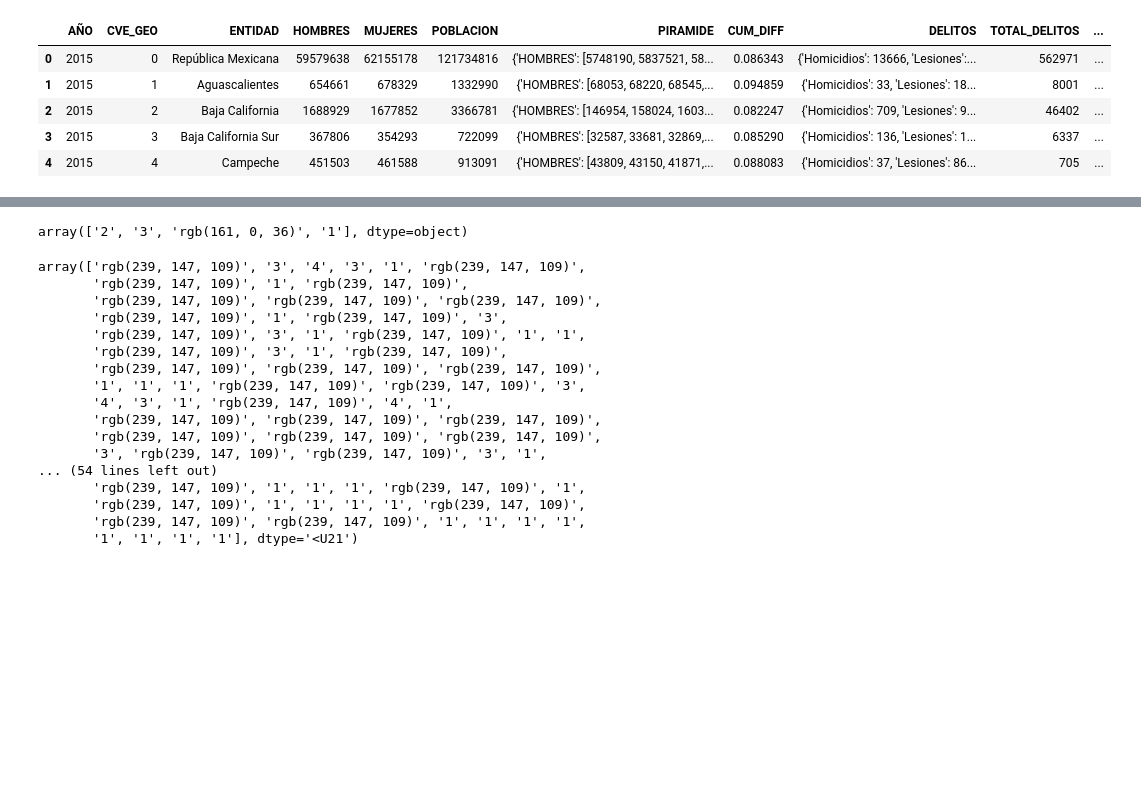
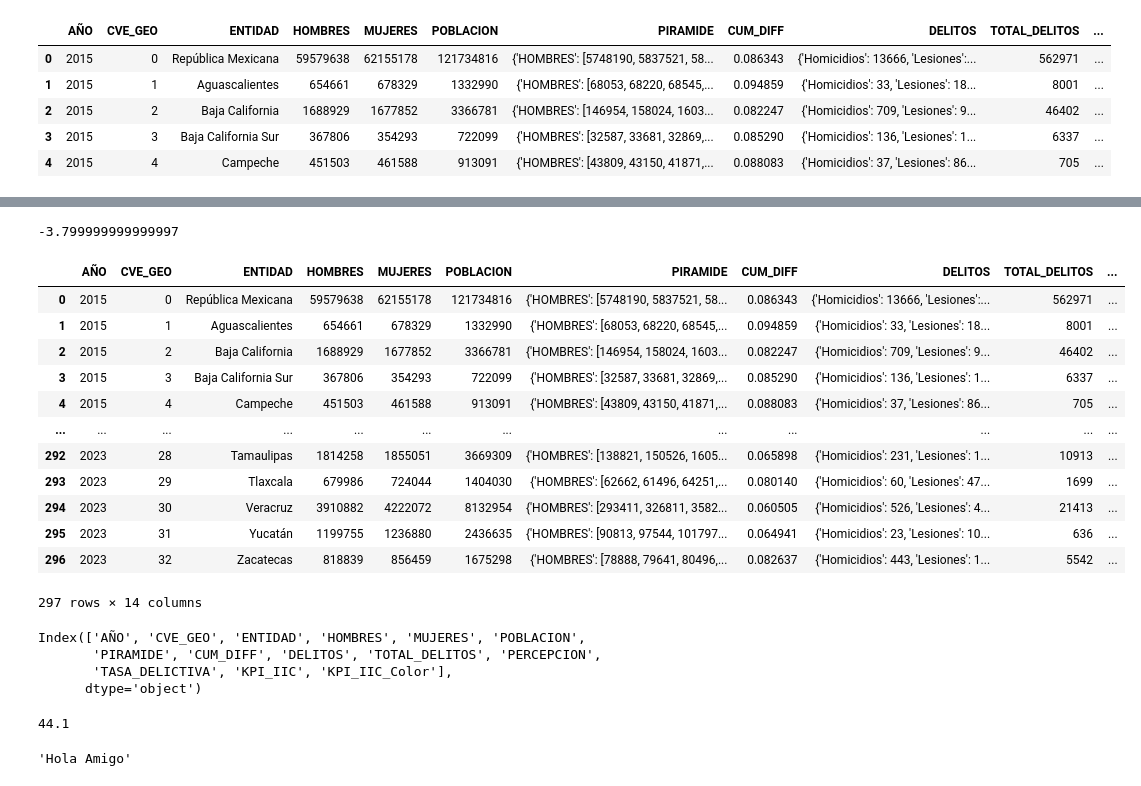
Before and after one commit to la-ciencia-del-delito/semaforo-delictivo, a Jupyter notebook: dashboard/pages/prueba.ipynb, the cells around one changed output, grey strips where cells are left out. Drawn from its saved outputs; the diff is of its cells as text; code cells hidden in the pictures; blank space fills up the shorter version.

```diff
--- a/dashboard/pages/prueba.ipynb
+++ b/dashboard/pages/prueba.ipynb
@@ -102,9 +96,0 @@ array([2, 3, 4, 1], dtype=int64)
-# %%
-kpi["KPI_IIC_Color_rgb"] = np.where(kpi["KPI_IIC_Color"] == 1, "rgb(252, 210, 186)",\
-                                    kpi["KPI_IIC_Color"])
-kpi["KPI_IIC_Color_rgb"] = np.where(kpi["KPI_IIC_Color_rgb"].astype(int) == 2, "rgb(239, 147, 109)",\
-                                    kpi["KPI_IIC_Color_rgb"])
-kpi["KPI_IIC_Color_rgb"] = np.where(kpi["KPI_IIC_Color_rgb"].astype(int) == 3, "rgb(238, 87, 51)",\
-                                    kpi["KPI_IIC_Color_rgb"])
-kpi["KPI_IIC_Color_rgb"] = np.where(kpi["KPI_IIC_Color_rgb"].astype(int) == 4, "rgb(161, 0, 36)",\
-                                    kpi["KPI_IIC_Color_rgb"])
@@ -110,0 +149,5 @@ kpi["KPI_IIC_Color_rgb"] = np.where(kpi["KPI_IIC_Color_rgb"].astype(int) == 4, "
+# %%
+anho = 2022
+sonora.query(f"AÑO == {anho}")["delta_KPI_IIC"].iloc[0]
+# %% [output]
+-3.799999999999997
@@ -111,25 +182,23 @@ kpi["KPI_IIC_Color_rgb"] = np.where(kpi["KPI_IIC_Color_rgb"].astype(int) == 4, "
 # %%
-kpi["KPI_IIC_Color_rgb"].unique()
+kpi
 # %% [output]
+|  | AÑO | CVE_GEO | ENTIDAD | HOMBRES | MUJERES | POBLACION | PIRAMIDE | CUM_DIFF | DELITOS | TOTAL_DELITOS | ... |
+| 0 | 2015 | 0 | República Mexicana | 59579638 | 62155178 | 121734816 | {'HOMBRES': [5748190, 5837521, 58... | 0.086343 | {'Homicidios': 13666, 'Lesiones':... | 562971 | ... |
+| 1 | 2015 | 1 | Aguascalientes | 654661 | 678329 | 1332990 | {'HOMBRES': [68053, 68220, 68545,... | 0.094859 | {'Homicidios': 33, 'Lesiones': 18... | 8001 | ... |
+| 2 | 2015 | 2 | Baja California | 1688929 | 1677852 | 3366781 | {'HOMBRES': [146954, 158024, 1603... | 0.082247 | {'Homicidios': 709, 'Lesiones': 9... | 46402 | ... |
+| 3 | 2015 | 3 | Baja California Sur | 367806 | 354293 | 722099 | {'HOMBRES': [32587, 33681, 32869,... | 0.085290 | {'Homicidios': 136, 'Lesiones': 1... | 6337 | ... |
+| 4 | 2015 | 4 | Campeche | 451503 | 461588 | 913091 | {'HOMBRES': [43809, 43150, 41871,... | 0.088083 | {'Homicidios': 37, 'Lesiones': 86... | 705 | ... |
+| ... | ... | ... | ... | ... | ... | ... | ... | ... | ... | ... | ... |
+| 292 | 2023 | 28 | Tamaulipas | 1814258 | 1855051 | 3669309 | {'HOMBRES': [138821, 150526, 1605... | 0.065898 | {'Homicidios': 231, 'Lesiones': 1... | 10913 | ... |
+| 293 | 2023 | 29 | Tlaxcala | 679986 | 724044 | 1404030 | {'HOMBRES': [62662, 61496, 64251,... | 0.080140 | {'Homicidios': 60, 'Lesiones': 47... | 1699 | ... |
+| 294 | 2023 | 30 | Veracruz | 3910882 | 4222072 | 8132954 | {'HOMBRES': [293411, 326811, 3582... | 0.060505 | {'Homicidios': 526, 'Lesiones': 4... | 21413 | ... |
+| 295 | 2023 | 31 | Yucatán | 1199755 | 1236880 | 2436635 | {'HOMBRES': [90813, 97544, 101797... | 0.064941 | {'Homicidios': 23, 'Lesiones': 10... | 636 | ... |
+| 296 | 2023 | 32 | Zacatecas | 818839 | 856459 | 1675298 | {'HOMBRES': [78888, 79641, 80496,... | 0.082637 | {'Homicidios': 443, 'Lesiones': 1... | 5542 | ... |
-array(['2', '3', 'rgb(161, 0, 36)', '1'], dtype=object)
+297 rows × 14 columns
-# %%
-np.where(kpi["KPI_IIC_Color"].astype(int) == 2, "rgb(239, 147, 109)",\
-                                    kpi["KPI_IIC_Color"])
-# %% [output]
-array(['rgb(239, 147, 109)', '3', '4', '3', '1', 'rgb(239, 147, 109)',
-       'rgb(239, 147, 109)', '1', 'rgb(239, 147, 109)',
-       'rgb(239, 147, 109)', 'rgb(239, 147, 109)', 'rgb(239, 147, 109)',
-       'rgb(239, 147, 109)', '1', 'rgb(239, 147, 109)', '3',
-       'rgb(239, 147, 109)', '3', '1', 'rgb(239, 147, 109)', '1', '1',
-       'rgb(239, 147, 109)', '3', '1', 'rgb(239, 147, 109)',
-       'rgb(239, 147, 109)', 'rgb(239, 147, 109)', 'rgb(239, 147, 109)',
-       '1', '1', '1', 'rgb(239, 147, 109)', 'rgb(239, 147, 109)', '3',
-       '4', '3', '1', 'rgb(239, 147, 109)', '4', '1',
-       'rgb(239, 147, 109)', 'rgb(239, 147, 109)', 'rgb(239, 147, 109)',
-       'rgb(239, 147, 109)', 'rgb(239, 147, 109)', 'rgb(239, 147, 109)',
-       '3', 'rgb(239, 147, 109)', 'rgb(239, 147, 109)', '3', '1',
-... (54 lines left out)
-       'rgb(239, 147, 109)', '1', '1', '1', 'rgb(239, 147, 109)', '1',
-       'rgb(239, 147, 109)', '1', '1', '1', '1', 'rgb(239, 147, 109)',
-       'rgb(239, 147, 109)', 'rgb(239, 147, 109)', '1', '1', '1', '1',
-       '1', '1', '1', '1'], dtype='<U21')
+# %%
+kpi.columns
+# %% [output]
+Index(['AÑO', 'CVE_GEO', 'ENTIDAD', 'HOMBRES', 'MUJERES', 'POBLACION',
+       'PIRAMIDE', 'CUM_DIFF', 'DELITOS', 'TOTAL_DELITOS', 'PERCEPCION',
+       'TASA_DELICTIVA', 'KPI_IIC', 'KPI_IIC_Color'],
+      dtype='object')
@@ -135,0 +218,8 @@ array(['rgb(239, 147, 109)', '3', '4', '3', '1', 'rgb(239, 147, 109)',
+# %%
+sonora["KPI_IIC"].max()
+# %% [output]
+44.1
+# %%
+"hola Amigo".title()
+# %% [output]
+'Hola Amigo'
```
Also changed, not shown: parts of 11 cells of this notebook, 6 other files.
